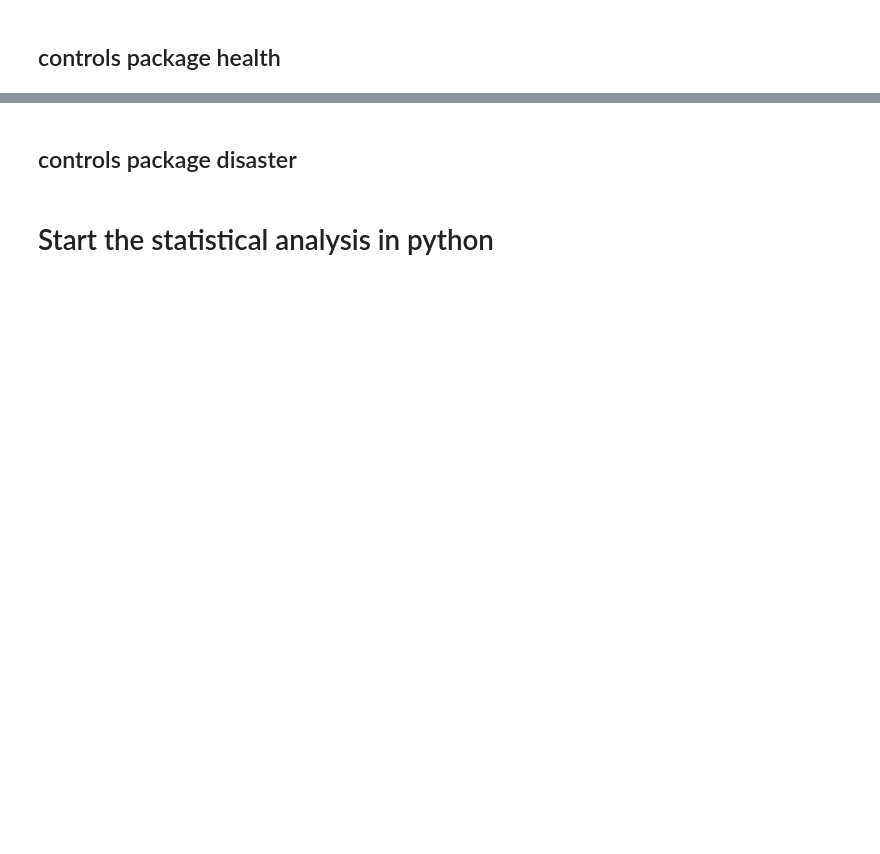
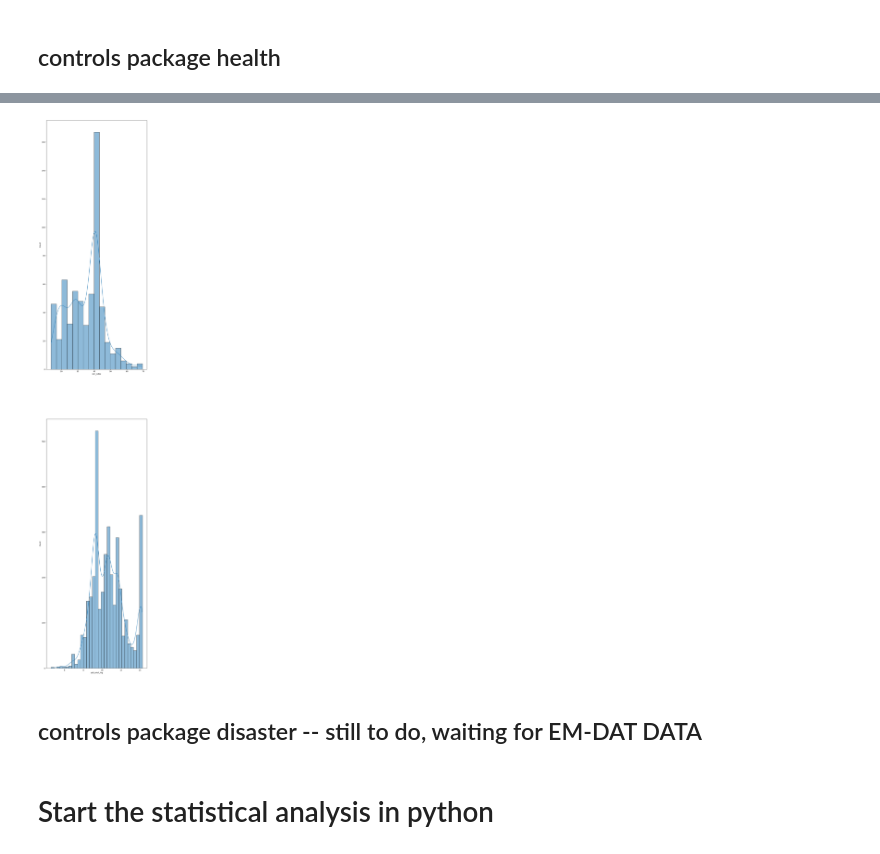
Before and after one commit to NatStrom/Thesis, a Jupyter notebook: descriptive analysis.ipynb, the cells around one changed output, grey strips where cells are left out. Drawn from its saved outputs; the diff is of its cells as text; code cells hidden in the pictures; blank space fills up the shorter version.

```diff
--- a/descriptive analysis.ipynb
+++ b/descriptive analysis.ipynb
@@ -275,8 +367,12 @@ data_analysis['best'].describe()
 # %%
 #produce distribution plots
-sns.histplot(data_analysis['daly_all'],kde = True)
-plt.savefig('daly_all_hist.png')
+figure, axes = plt.subplots(2,1,figsize=(10,55))
+sns.histplot(data_analysis['uhc_index'],kde = True, ax=axes[0])
+sns.histplot(data_analysis['dah_total_log'],kde = True, ax=axes[1])
+plt.savefig('health_control_hist.png')
 ##dah has already been log transformed
+# %% [output]
+[figure, added]
 # %%
 #inspect missingness
 is_null = data_analysis.isna().sum()
@@ -296,7 +392,7 @@ print(pct_missing_df)
 #what does the missingness mean?
 #shoul I impute the control variables?
 # %% [markdown]
-## controls package disaster
+## controls package disaster -- still to do, waiting for EM-DAT DATA
 # %%
 #get descriptives
 data_analysis['best'].describe()
```
Also changed, not shown: parts of 32 cells of this notebook.
